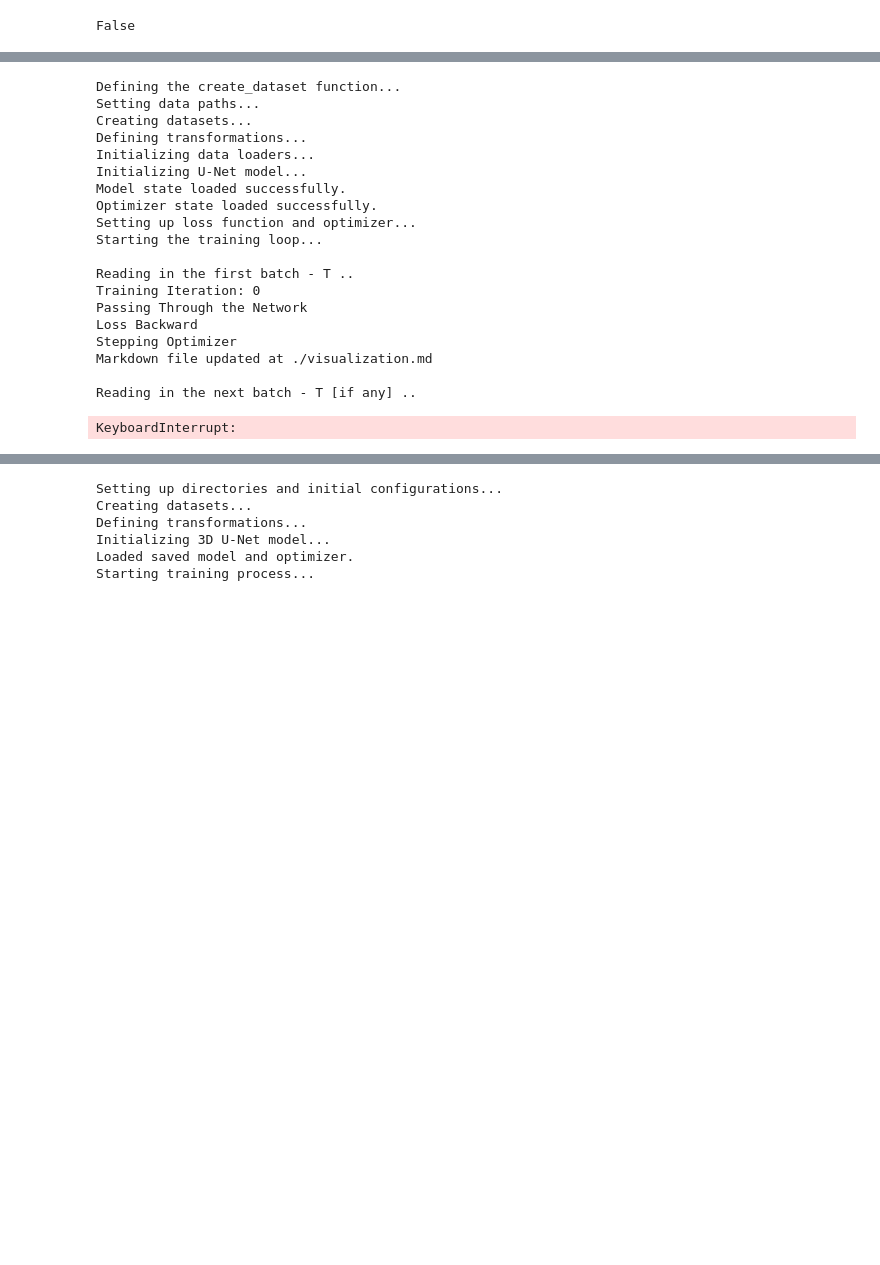
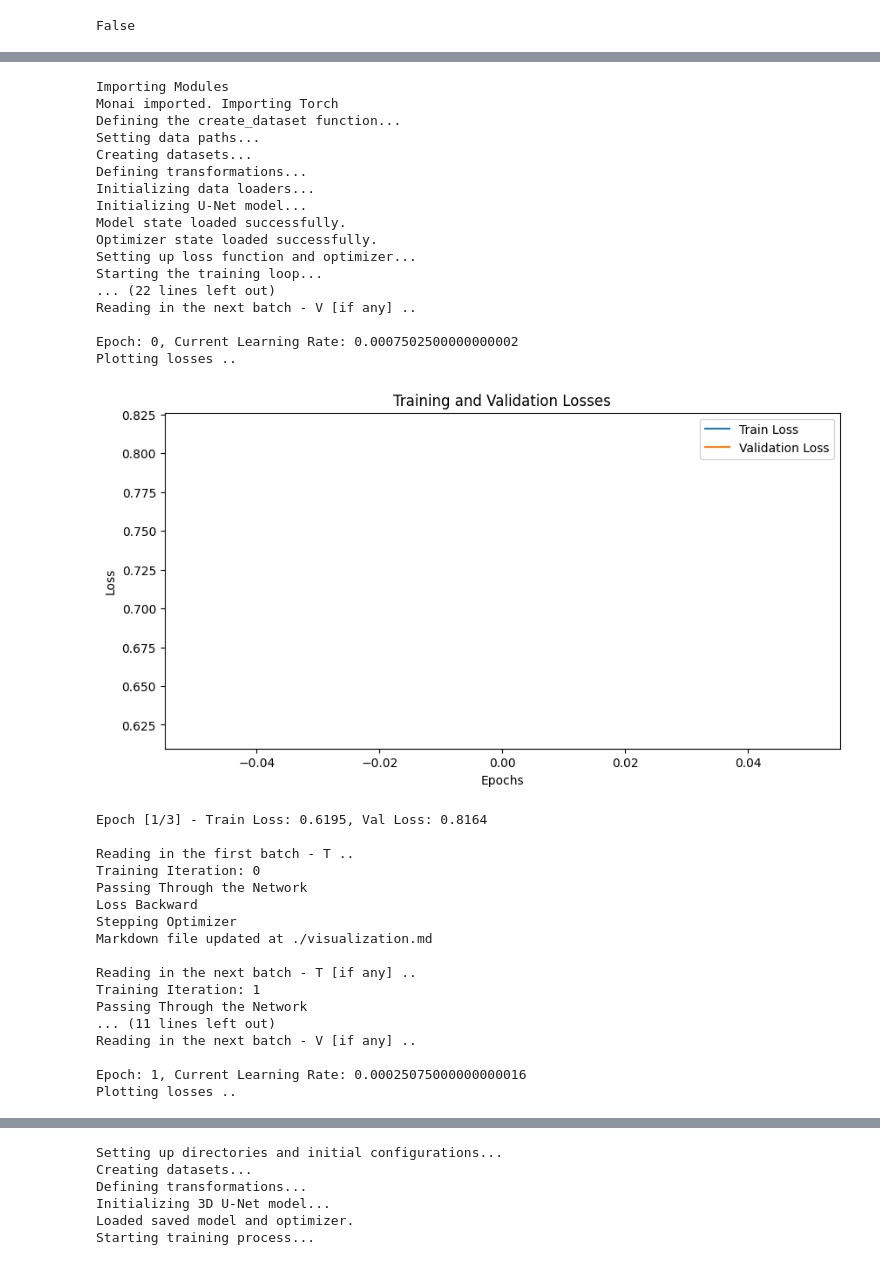
Before and after one commit to seyhosseini/RA4-Project, a Jupyter notebook: Nate/MONAI_DL/U-net-for-segmentation.ipynb, the cells around one changed output, grey strips where cells are left out. Cells and saved outputs as stored; diff of their text form; code cells hidden in the pictures; blank space fills up the shorter version.

```diff
--- a/Nate/MONAI_DL/U-net-for-segmentation.ipynb
+++ b/Nate/MONAI_DL/U-net-for-segmentation.ipynb
@@ -65,12 +846,16 @@ class EarlyStopping:
 # %%
+print("Importing Modules")
 import os
-from monai.transforms import (Compose, LoadImaged, EnsureChannelFirstd, CenterSpatialCropd, RandRotate90d, ToTensord)
+from monai.transforms import (Compose, LoadImaged, EnsureChannelFirstd, RandSpatialCropd, CenterSpatialCropd, RandRotate90d, ToTensord)
 from monai.networks.nets import UNet
 from monai.losses import DiceLoss
 from monai.data import Dataset, DataLoader
+print("Monai imported. Importing Torch")
 import matplotlib.pyplot as plt
 import torch
 from torch.optim import Adam
+from torch.optim.lr_scheduler import CosineAnnealingLR
+import time
 
 md_file_path = "./visualization.md"
 
@@ -121,7 +906,7 @@ train_transforms = Compose([
 val_transforms = Compose([
     LoadImaged(keys=['image', 'label']),
     EnsureChannelFirstd(keys=['image', 'label']),
-    CenterSpatialCropd(keys=['image', 'label'], roi_size=roi_size),
+    RandSpatialCropd(keys=['image', 'label'], roi_size=roi_size),
     ToTensord(keys=['image', 'label']),
 ])
 
@@ -145,9 +930,16 @@ net = UNet(
     num_res_units=2,
 )
 
+# IMPORTANT FOR NUMBER OF EPOCHS
+num_epochs = 3 # Example value
+display_interval = 1 # Example value
+
+
+
 loss_function = DiceLoss(to_onehot_y=True, softmax=True) ###############1
 criterion = loss_function
 optimizer = Adam(net.parameters(), 1e-3)
+scheduler = CosineAnnealingLR(optimizer, T_max=num_epochs, eta_min=1e-6)
 device = torch.device("cuda" if torch.cuda.is_available() else "cpu")
 net.to(device)
 
@@ -208,9 +1000,7 @@ def plot_losses(train_losses, val_losses):
     plt.draw()
     plt.pause(0.001)
 
-# Main training loop
-num_epochs = 2 # Example value
-display_interval = 1 # Example value
+
 
 train_losses = []
 val_losses = []
@@ -244,40 +1034,58 @@ for epoch in range(num_epochs):
             loss = criterion(outputs, labels)
             epoch_val_loss += loss.item()
             print("Reading in the next batch - V [if any] ..")
         print()
-
+    scheduler.step()
+    for param_group in optimizer.param_groups:
+        current_lr = param_group['lr']
+        print(f"Epoch: {epoch}, Current Learning Rate: {current_lr}")
     val_losses.append(epoch_val_loss / len(val_loader))
 
     # Plot Losses
     print("Plotting losses ..")
     plot_losses(train_losses, val_losses)
     print(f"Epoch [{epoch+1}/{num_epochs}] - Train Loss: {train_losses[-1]:.4f}, Val Loss: {val_losses[-1]:.4f}")
 
 plt.ioff()  # Turn off interactive mode
 plt.show()  # Display final plots
 
 
 
 torch.save(net.state_dict(), model_save_path)
 torch.save(optimizer.state_dict(), optimizer_save_path)
 # %% [output]
+Importing Modules
+Monai imported. Importing Torch
 Defining the create_dataset function...
 Setting data paths...
 Creating datasets...
 Defining transformations...
 Initializing data loaders...
 Initializing U-Net model...
 Model state loaded successfully.
 Optimizer state loaded successfully.
 Setting up loss function and optimizer...
 Starting the training loop...
+... (22 lines left out)
+Reading in the next batch - V [if any] ..
 
-Reading in the first batch - T ..
-Training Iteration: 0
-Passing Through the Network
-Loss Backward
-Stepping Optimizer
-Markdown file updated at ./visualization.md
-
-Reading in the next batch - T [if any] ..
+Epoch: 0, Current Learning Rate: 0.0007502500000000002
+Plotting losses ..
+[figure, added]
-KeyboardInterrupt:
+Epoch [1/3] - Train Loss: 0.6195, Val Loss: 0.8164
+
+Reading in the first batch - T ..
+Training Iteration: 0
+Passing Through the Network
+Loss Backward
+Stepping Optimizer
+Markdown file updated at ./visualization.md
+
+Reading in the next batch - T [if any] ..
+Training Iteration: 1
+Passing Through the Network
+... (11 lines left out)
+Reading in the next batch - V [if any] ..
+
+Epoch: 1, Current Learning Rate: 0.00025075000000000016
+Plotting losses ..
```
Also changed, not shown: parts of 11 cells of this notebook, 1 other file.
